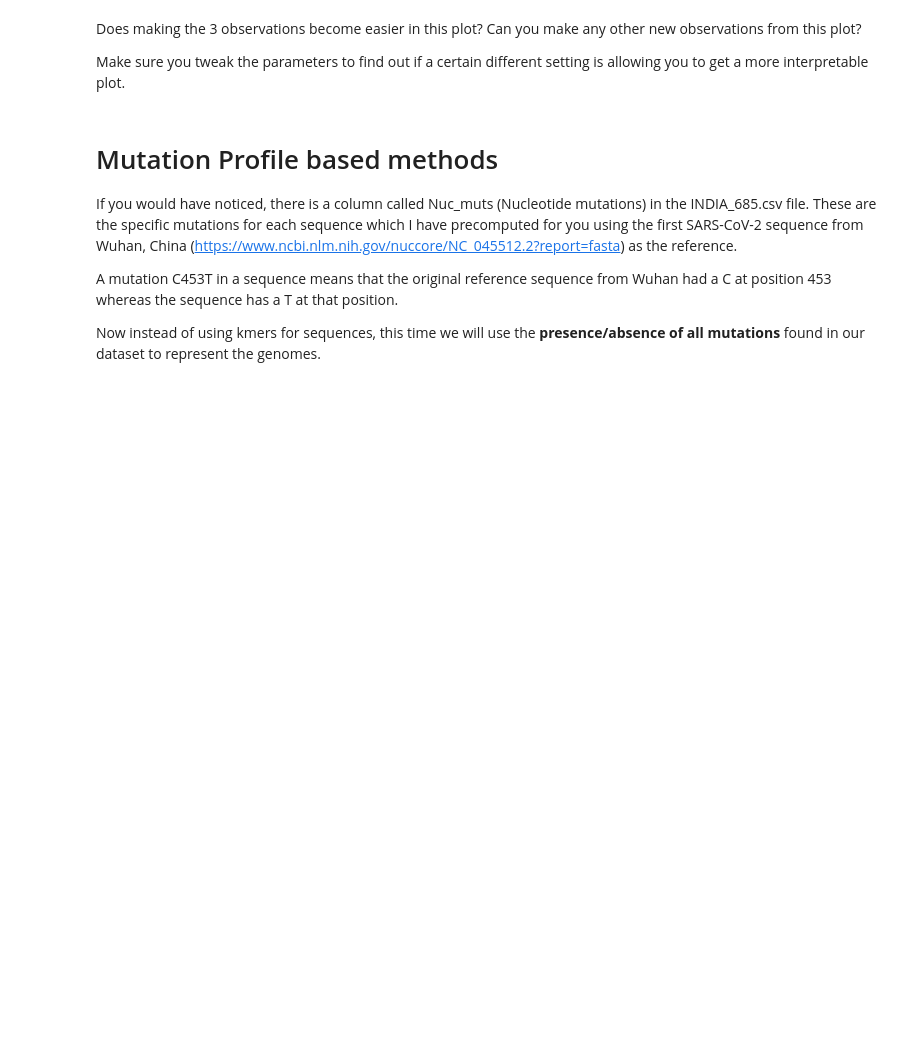
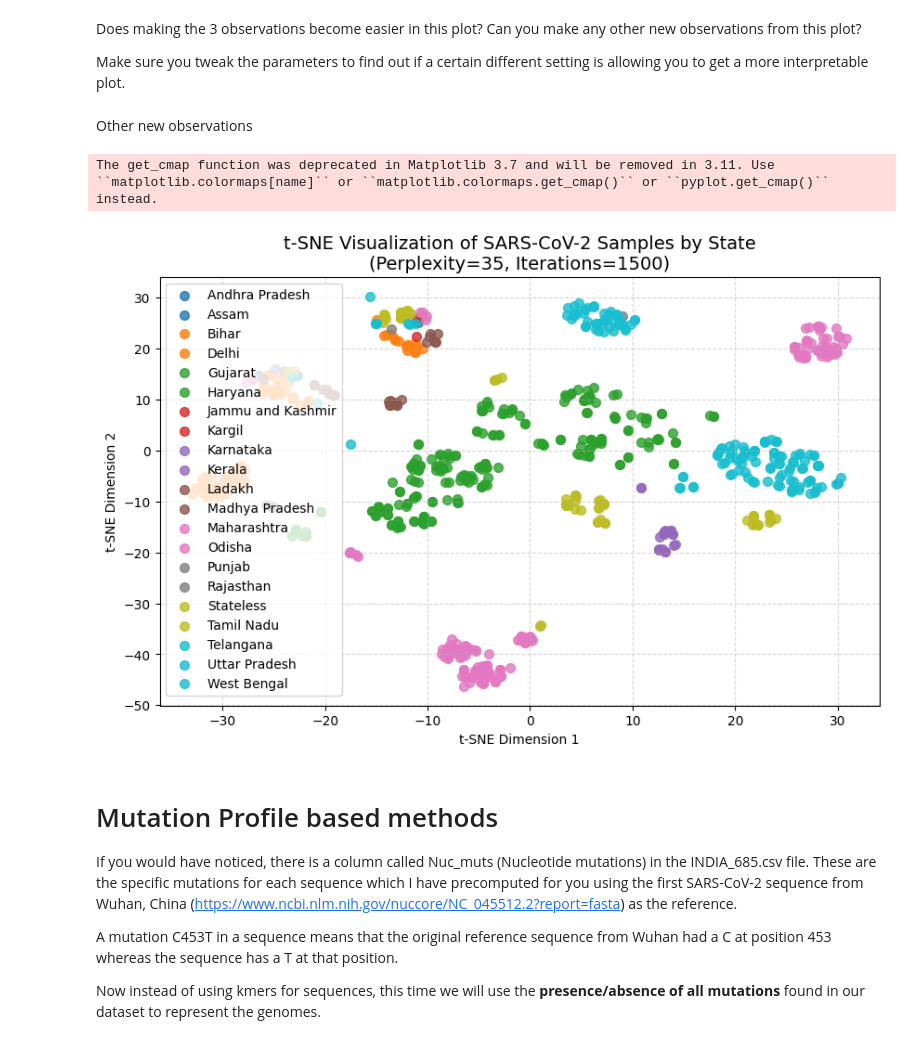
Before and after one commit to swasvika/Linear_algebra_lab_notes, a Jupyter notebook: AIML_Project_Module_2.ipynb, the cells around one changed output. Saved outputs shown, nothing was run; the diff lists cells and outputs as text; code cells hidden in the pictures; blank space fills up the shorter version.

```diff
--- a/AIML_Project_Module_2.ipynb
+++ b/AIML_Project_Module_2.ipynb
@@ -279,6 +350,64 @@ fig.show(renderer = 'colab')
 Does making the 3 observations become easier in this plot? Can you make any other new observations from this plot?
 
 Make sure you tweak the parameters to find out if a certain different setting is allowing you to get a more interpretable plot.
+# %% [markdown]
+Other new observations
+# %%
+from sklearn.manifold import TSNE
+from sklearn.preprocessing import OneHotEncoder
+import matplotlib.pyplot as plt
+import pandas as pd
+import numpy as np
+
+# Load dataset
+df = pd.read_csv("INDIA_685.csv")
+
+# Save labels for coloring
+labels = df['State'].values
+
+# Drop the 'State' column from features
+df_features = df.drop(columns=['State'])
+
+# Separate numeric and categorical columns
+numeric_cols = df_features.select_dtypes(include=['number']).columns
+categorical_cols = df_features.select_dtypes(exclude=['number']).columns
+
+# Encode categorical columns into numeric (0/1)
+encoder = OneHotEncoder(handle_unknown='ignore', sparse_output=False)
+encoded_cats = encoder.fit_transform(df_features[categorical_cols])
+
+# Combine numeric + encoded categorical
+X = np.hstack([df_features[numeric_cols].values, encoded_cats])
+
+# Adjustable t-SNE parameters
+perplexity_value = 35
+iterations_value = 1500
+
+# Apply t-SNE
+tsne = TSNE(n_components=2, perplexity=perplexity_value,
+            max_iter=iterations_value, random_state=42)
+X_embedded = tsne.fit_transform(X)
+
+# Plot
+plt.figure(figsize=(10,6))
+states = sorted(set(labels))
+colors = plt.cm.get_cmap('tab10', len(states))
+
+for idx, state in enumerate(states):
+    mask = labels == state
+    plt.scatter(X_embedded[mask, 0], X_embedded[mask, 1],
+                label=state, s=50, alpha=0.8, color=colors(idx))
+
+plt.legend()
+plt.title(f"t-SNE Visualization of SARS-CoV-2 Samples by State\n"
+          f"(Perplexity={perplexity_value}, Iterations={iterations_value})", fontsize=14)
+plt.xlabel("t-SNE Dimension 1")
+plt.ylabel("t-SNE Dimension 2")
+plt.grid(True, linestyle="--", alpha=0.5)
+plt.show()
+# %% [output]
+The get_cmap function was deprecated in Matplotlib 3.7 and will be removed in 3.11. Use ``matplotlib.colormaps[name]`` or ``matplotlib.colormaps.get_cmap()`` or ``pyplot.get_cmap()`` instead.
+[figure, added]
 # %% [markdown]
 # Mutation Profile based methods
 
```
Also changed, not shown: parts of 27 cells of this notebook.
